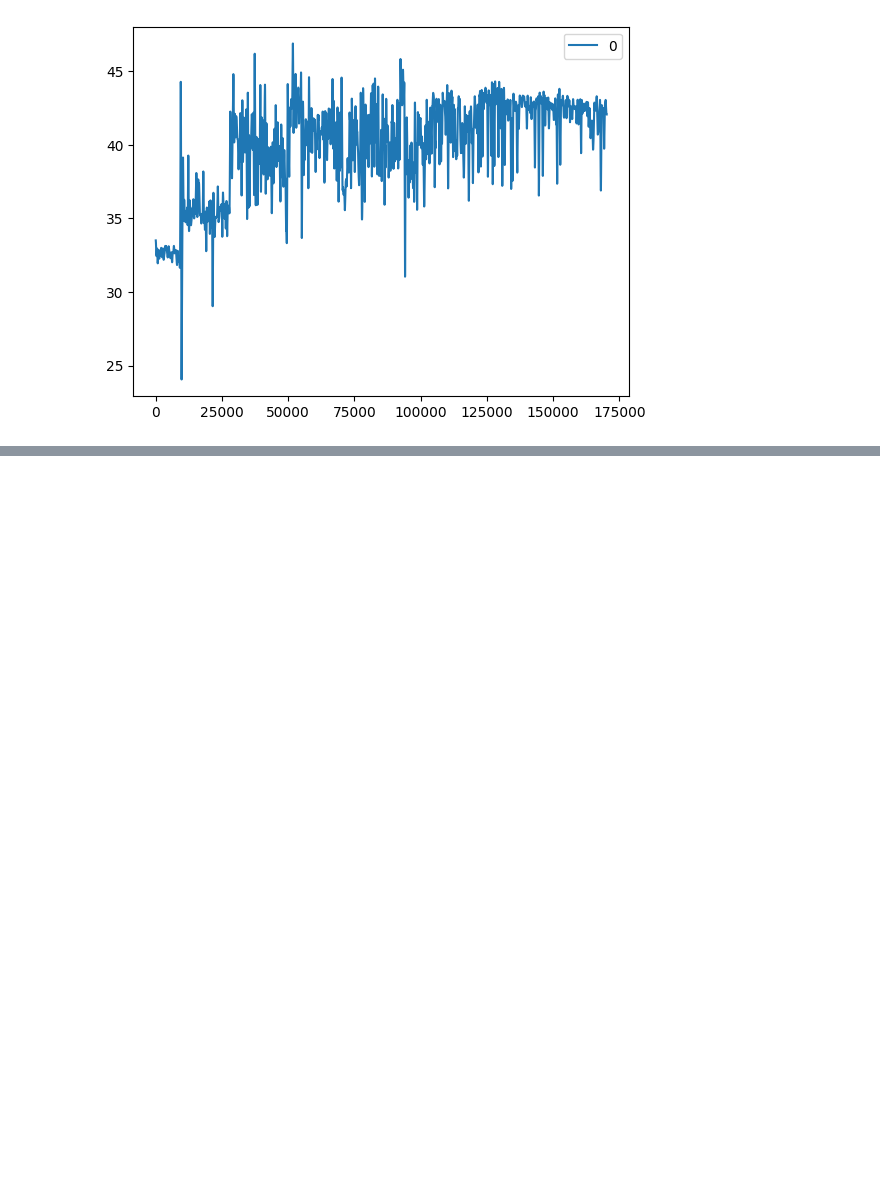
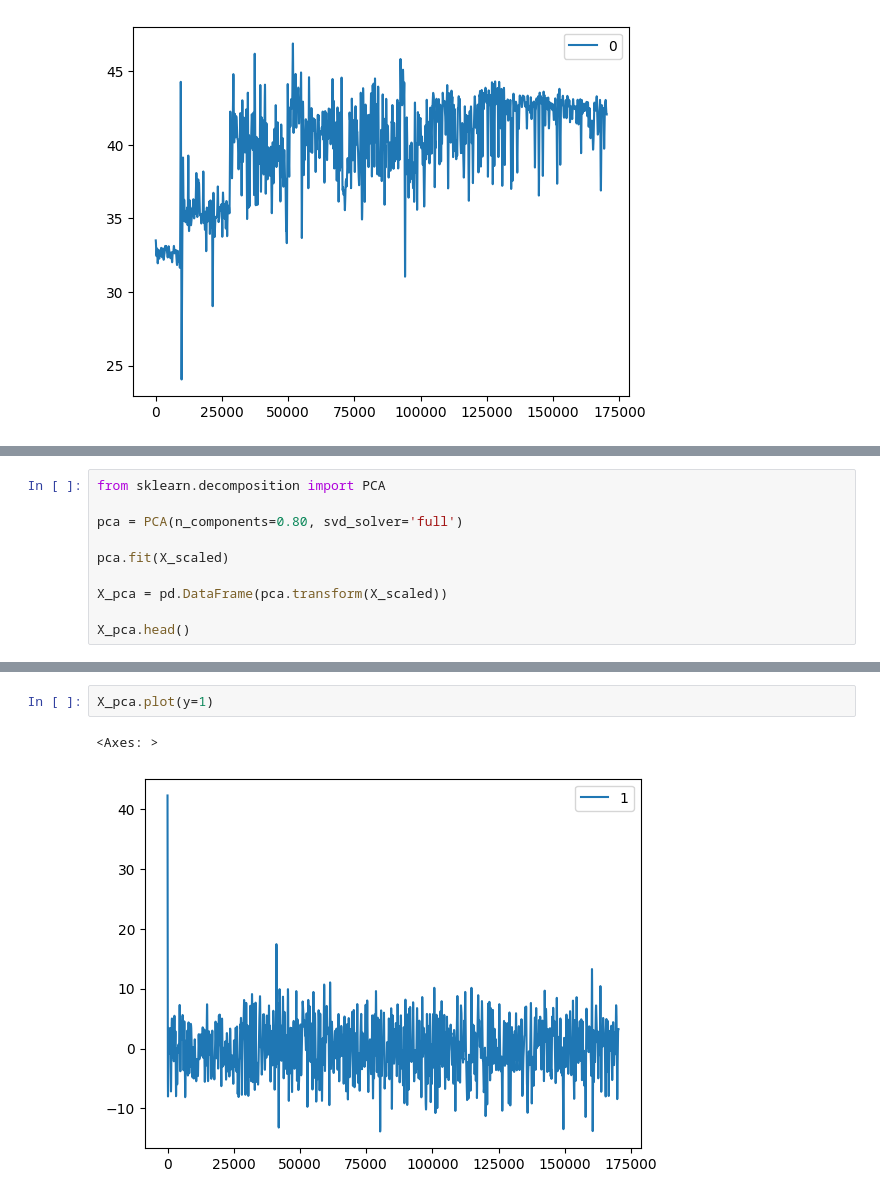
Before and after one commit to Wi-Protect/ML, a Jupyter notebook: wavelet.ipynb, the cells around one changed output, grey strips where cells are left out. Drawn from its saved outputs; the diff is of its cells as text; blank space fills up the shorter version.

```diff
--- a/wavelet.ipynb
+++ b/wavelet.ipynb
@@ -118,0 +172,10 @@ filtered_lowpass.plot()
+# %%
+from sklearn.decomposition import PCA
+
+pca = PCA(n_components=0.80, svd_solver='full')
+
+pca.fit(X_scaled)
+
+X_pca = pd.DataFrame(pca.transform(X_scaled))
+
+X_pca.head()
@@ -118,0 +189,5 @@ filtered_lowpass.plot()
+# %%
+X_pca.plot(y=1)
+# %% [output]
+<Axes: >
+[figure, added]
```
Also changed, not shown: parts of 17 cells of this notebook, 2 other files.
